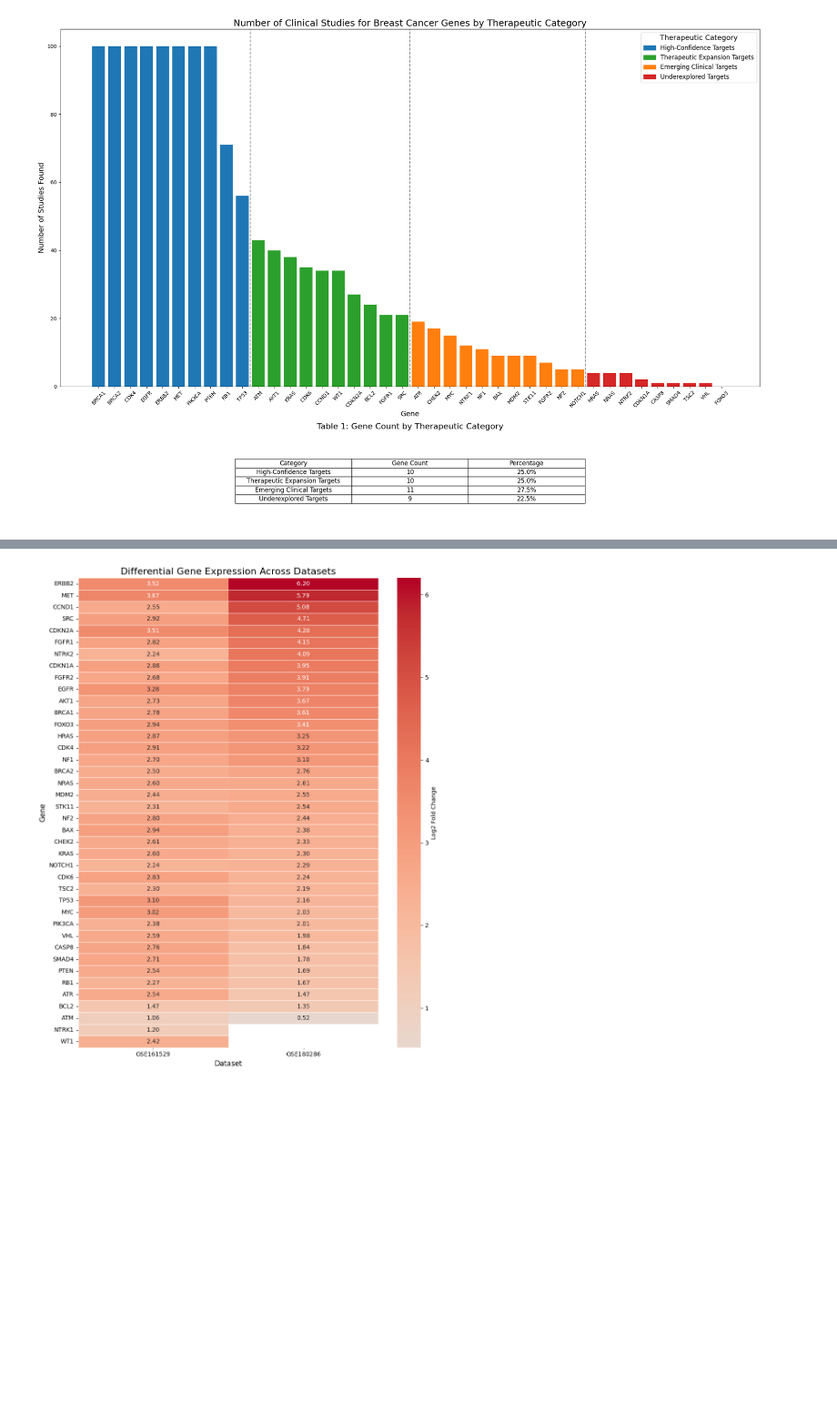
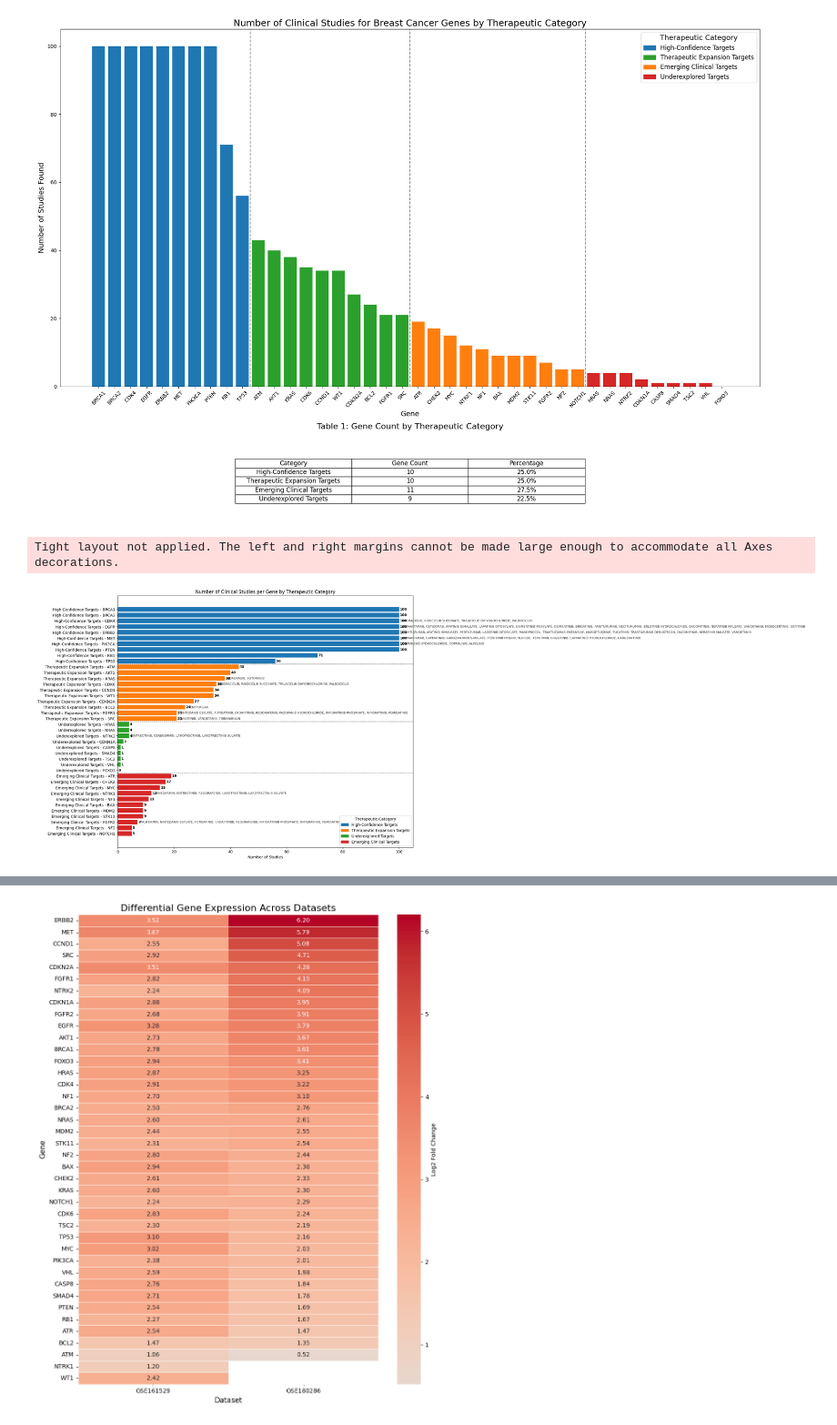
Before and after one commit to oliverraj/interpretable-machine-learning-oncology, a Jupyter notebook: notebooks/10_Combined_DE.ipynb, the cells around one changed output, grey strips where cells are left out. Shown at 91% size. Cells and saved outputs as stored; diff of their text form; code cells hidden in the pictures; blank space fills up the shorter version.

```diff
--- a/notebooks/10_Combined_DE.ipynb
+++ b/notebooks/10_Combined_DE.ipynb
@@ -1335,8 +1319,8 @@ category_order = [
     'Emerging Clinical Targets',
     'Underexplored Targets'
 ]
-df['category'] = pd.Categorical(df['category'], categories=category_order, ordered=True)
-df = df.sort_values(by=['category', 'studies'], ascending=[True, False])
+df_confidence['category'] = pd.Categorical(df_confidence['category'], categories=category_order, ordered=True)
+df_confidence = df_confidence.sort_values(by=['category', 'studies'], ascending=[True, False])
 
 # Create a color map for the categories.
 category_colors = {
@@ -1345,13 +1329,13 @@ category_colors = {
     'Emerging Clinical Targets': '#ff7f0e',     # Orange
     'Underexplored Targets': '#d62728'          # Red
 }
-colors = df['category'].map(category_colors)
+colors = df_confidence['category'].map(category_colors)
 
 # Create the plot.
 fig, (ax1, ax2) = plt.subplots(2, 1, figsize=(20, 14), gridspec_kw={'height_ratios': [1, 0.25]})
 
 # Plot the bar chart on the first axes (ax1).
-ax1.bar(df['gene'], df['studies'], color=colors)
+ax1.bar(df_confidence['gene'], df_confidence['studies'], color=colors)
 ax1.set_title('Number of Clinical Studies for Breast Cancer Genes by Therapeutic Category', fontsize=18)
 ax1.set_xlabel('Gene', fontsize=14)
 ax1.set_ylabel('Number of Studies Found', fontsize=14)
@@ -1360,7 +1344,7 @@ ax1.set_ylabel('Number of Studies Found', fontsize=14)
 ax1.tick_params(axis='x', rotation=45, labelsize=10)
 
 # Add vertical lines to separate the categories.
-category_boundaries = df['category'].value_counts(sort=False).cumsum().tolist()
+category_boundaries = df_confidence['category'].value_counts(sort=False).cumsum().tolist()
 for x_pos in category_boundaries[:-1]:
     ax1.axvline(x=x_pos - 0.5, color='gray', linestyle='--', linewidth=1.5)
 
@@ -1373,7 +1357,7 @@ ax2.set_title('Table 1: Gene Count by Therapeutic Category', fontsize=16)
 ax2.axis('off') # Hide axes for the table
 
 # Calculate the count and percentage for each category.
-category_counts = df['category'].value_counts().to_frame().reset_index()
+category_counts = df_confidence['category'].value_counts().to_frame().reset_index()
 category_counts.columns = ['Category', 'Gene Count']
 total_genes = category_counts['Gene Count'].sum()
 category_counts['Percentage'] = (category_counts['Gene Count'] / total_genes * 100).round(1).astype(str) + '%'
@@ -1392,3 +1376,64 @@ plt.tight_layout()
 plt.show()
 # %% [output]
 [figure]
+# %%
+# Example color map and category order - adjust these if needed
+category_order = [
+    "High-Confidence Targets",
+    "Therapeutic Expansion Targets",
+    "Underexplored Targets",
+    "Emerging Clinical Targets"
+]
+
+color_map = {
+    "High-Confidence Targets": "#1f77b4",   # blue
+    "Therapeutic Expansion Targets": "#ff7f0e",  # orange
+    "Underexplored Targets": "#2ca02c",    # green
+    "Emerging Clinical Targets": "#d62728" # red
+}
+
+# Sort df by category order and then by 'studies' descending within each category
+df_sorted = df_confidence.copy()
+df_sorted['category'] = df_sorted['category'].astype(str)
+df_sorted['category'] = pd.Categorical(df_sorted['category'], categories=category_order, ordered=True)
+df_sorted = df_sorted.sort_values(['category', 'studies'], ascending=[True, False]).reset_index(drop=True)
+
+# Create combined label for y-axis to group bars
+df_sorted['cat_gene'] = df_sorted['category'].astype(str) + " - " + df_sorted['gene']
+
+plt.figure(figsize=(14, 12))
+
+# Plot horizontal bars
+bars = plt.barh(df_sorted['cat_gene'], df_sorted['studies'], color=df_sorted['category'].map(color_map))
+
+plt.xlabel("Number of Studies")
+plt.title("Number of Clinical Studies per Gene by Therapeutic Category")
+
+# Add drug names next to bars if available and not "No Specific Drug"
+for bar, drug_names in zip(bars, df_sorted['FDA_Approved_Drug']):
+    width = bar.get_width()
+    if drug_names and drug_names != 'No Specific Drug':
+        plt.text(width + 1, bar.get_y() + bar.get_height()/2, drug_names, va='center', fontsize=8, alpha=0.8)
+
+# Add exact count labels on top of each bar
+for bar in bars:
+    width = bar.get_width()
+    plt.text(width + 0.3, bar.get_y() + bar.get_height()/2, f'{int(width)}', va='center', fontsize=9, fontweight='bold')
+
+# Add legend
+handles = [mpatches.Patch(color=color_map[cat], label=cat) for cat in category_order]
+plt.legend(handles=handles, title='Therapeutic Category', loc='lower right')
+
+plt.gca().invert_yaxis()  # Highest values on top
+
+# Draw horizontal lines to separate categories
+for cat in category_order[:-1]:
+    # Get last index of the category group
+    last_idx = df_sorted[df_sorted['category'] == cat].index[-1]
+    plt.axhline(last_idx + 0.5, color='black', linestyle='--', linewidth=1)
+
+plt.tight_layout()
+plt.show()
+# %% [output]
+Tight layout not applied. The left and right margins cannot be made large enough to accommodate all Axes decorations.
+[figure, added]
```
Also changed, not shown: parts of 16 cells of this notebook.
